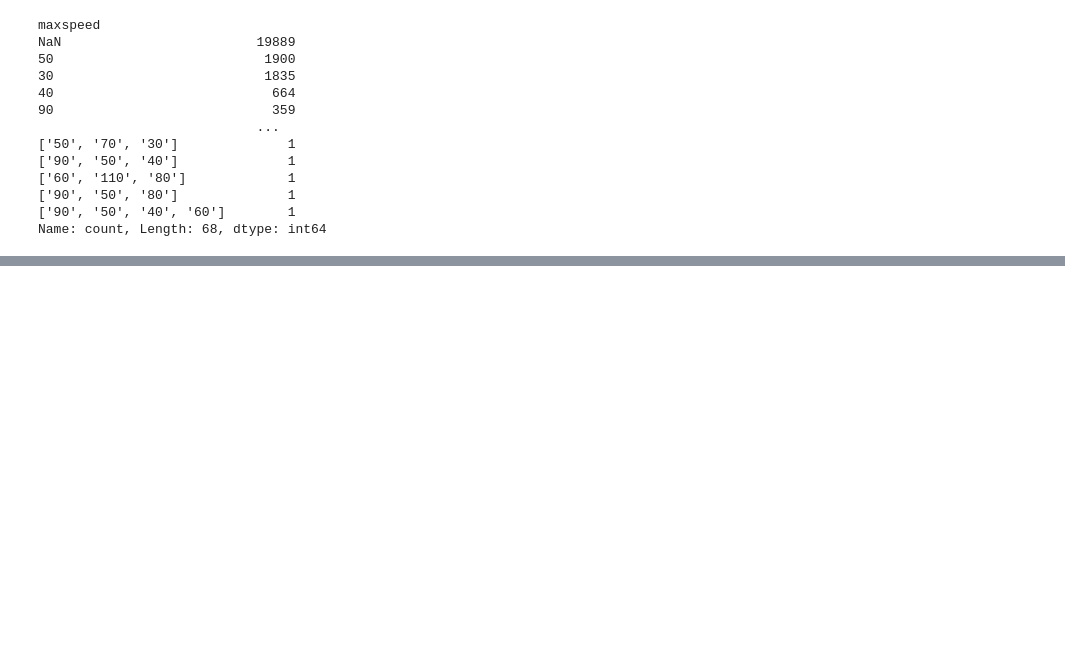
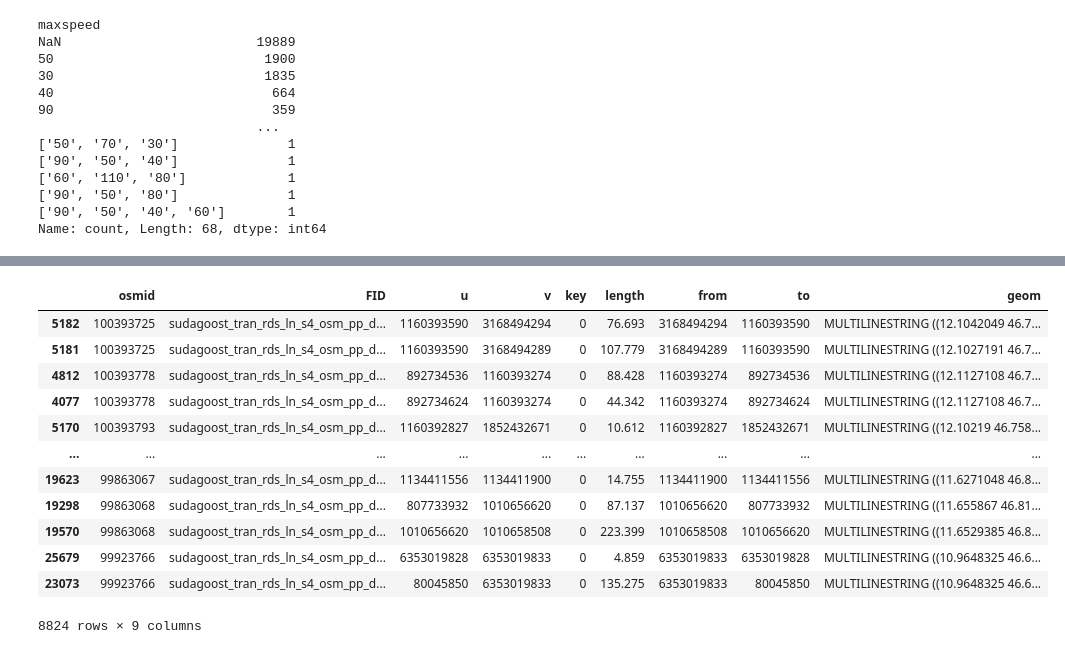
Before and after one commit to Hoegen/Data-Curation-Project, a Jupyter notebook: 0. EDA.ipynb, the cells around one changed output, grey strips where cells are left out. Cells and saved outputs as stored; diff of their text form; code cells hidden in the pictures; blank space fills up the shorter version.

```diff
--- a/report.ipynb
+++ b/0. EDA.ipynb
@@ -646,0 +706,23 @@ Name: count, Length: 68, dtype: int64
+# %%
+duplicated_osmids = roads[roads.duplicated(subset="osmid",keep=False)].sort_values('osmid')
+
+varying_cols = []
+for col in duplicated_osmids.columns:
+    if duplicated_osmids.groupby('osmid')[col].nunique().max() > 1:
+        varying_cols.append(col)
+
+duplicated_osmids[['osmid'] + varying_cols].sort_values('osmid')
+# %% [output]
+|  | osmid | FID | u | v | key | length | from | to | geom |
+| 5182 | 100393725 | sudagoost_tran_rds_ln_s4_osm_pp_d... | 1160393590 | 3168494294 | 0 | 76.693 | 3168494294 | 1160393590 | MULTILINESTRING ((12.1042049 46.7... |
+| 5181 | 100393725 | sudagoost_tran_rds_ln_s4_osm_pp_d... | 1160393590 | 3168494289 | 0 | 107.779 | 3168494289 | 1160393590 | MULTILINESTRING ((12.1027191 46.7... |
+| 4812 | 100393778 | sudagoost_tran_rds_ln_s4_osm_pp_d... | 892734536 | 1160393274 | 0 | 88.428 | 1160393274 | 892734536 | MULTILINESTRING ((12.1127108 46.7... |
+| 4077 | 100393778 | sudagoost_tran_rds_ln_s4_osm_pp_d... | 892734624 | 1160393274 | 0 | 44.342 | 1160393274 | 892734624 | MULTILINESTRING ((12.1127108 46.7... |
+| 5170 | 100393793 | sudagoost_tran_rds_ln_s4_osm_pp_d... | 1160392827 | 1852432671 | 0 | 10.612 | 1160392827 | 1852432671 | MULTILINESTRING ((12.10219 46.758... |
+| ... | ... | ... | ... | ... | ... | ... | ... | ... | ... |
+| 19623 | 99863067 | sudagoost_tran_rds_ln_s4_osm_pp_d... | 1134411556 | 1134411900 | 0 | 14.755 | 1134411900 | 1134411556 | MULTILINESTRING ((11.6271048 46.8... |
+| 19298 | 99863068 | sudagoost_tran_rds_ln_s4_osm_pp_d... | 807733932 | 1010656620 | 0 | 87.137 | 1010656620 | 807733932 | MULTILINESTRING ((11.655867 46.81... |
+| 19570 | 99863068 | sudagoost_tran_rds_ln_s4_osm_pp_d... | 1010656620 | 1010658508 | 0 | 223.399 | 1010658508 | 1010656620 | MULTILINESTRING ((11.6529385 46.8... |
+| 25679 | 99923766 | sudagoost_tran_rds_ln_s4_osm_pp_d... | 6353019828 | 6353019833 | 0 | 4.859 | 6353019833 | 6353019828 | MULTILINESTRING ((10.9648325 46.6... |
+| 23073 | 99923766 | sudagoost_tran_rds_ln_s4_osm_pp_d... | 80045850 | 6353019833 | 0 | 135.275 | 6353019833 | 80045850 | MULTILINESTRING ((10.9648325 46.6... |
+8824 rows × 9 columns
```
Also changed, not shown: parts of 20 cells of this notebook, 5 other files.
